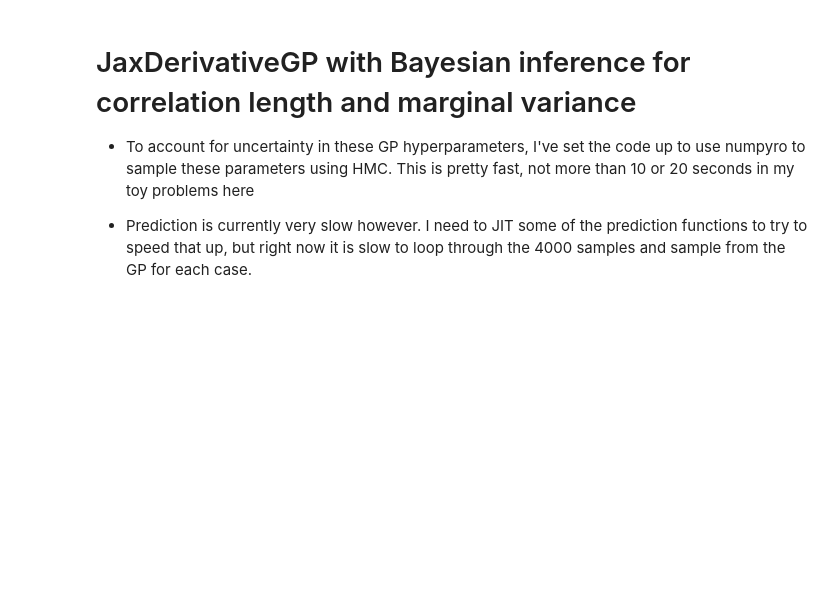
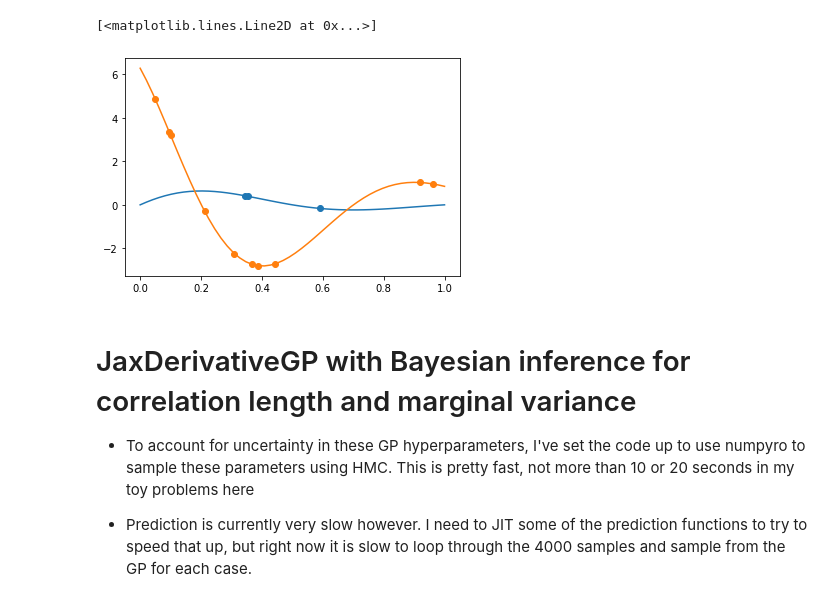
Before and after one commit to lanl/dfdjaxGP, a Jupyter notebook: JaxGPDerivativeInference.ipynb, the cells around one changed output. Cells and saved outputs as stored; diff of their text form; code cells hidden in the pictures; blank space fills up the shorter version.

```diff
--- a/JaxGPDerivativeInference.ipynb
+++ b/JaxGPDerivativeInference.ipynb
@@ -16,3 +18,32 @@ py = np.exp(-px*2)*np.sin(px*2.*np.pi)
+# %%
+def true_f(x):
+    return np.exp(-x*2)*np.sin(x*2.*np.pi)
+def true_dfdx(x):
+    return -2*np.exp(-2*x)*np.sin(x*2.*np.pi) + np.exp(-2*x)*np.cos(x*2.*np.pi)*2*np.pi
+def true_d2fdx2(x):
+    return 4*np.exp(-2*px)*np.sin(px*2.*np.pi) + -4*np.pi*np.exp(-2*px)*np.cos(px*2.*np.pi) + -2*np.exp(-2*px)*np.cos(px*2.*np.pi)*2*np.pi - np.exp(-2*px)*np.sin(px*2.*np.pi)*4*np.pi**2
+
+n  = 3
+dn = 10
+pn = 50
+
+x  = np.random.rand(n)
+dx = np.random.rand(dn)
+
+y  = true_f(x)
+dy = true_dfdx(dx)
+
+px  = np.linspace(0,1,pn)
+py  = true_f(px)
+pdy = true_dfdx(px)
+# %%
+plt.scatter(x,y,c="C0")
+plt.scatter(dx,dy,c="C1")
+plt.plot(px,py)
+plt.plot(px,pdy)
+# %% [output]
+[<matplotlib.lines.Line2D at 0x...>]
+[figure, added]
 # %% [markdown]
 # JaxDerivativeGP with Bayesian inference for correlation length and marginal variance
 
```
Also changed, not shown: parts of 30 cells of this notebook, 1 other file.
